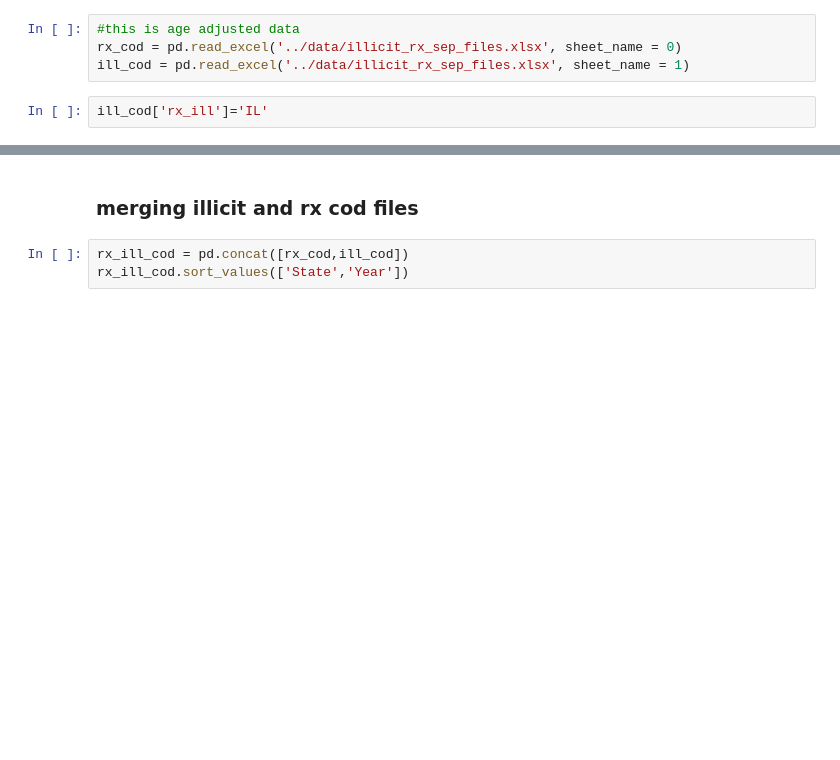
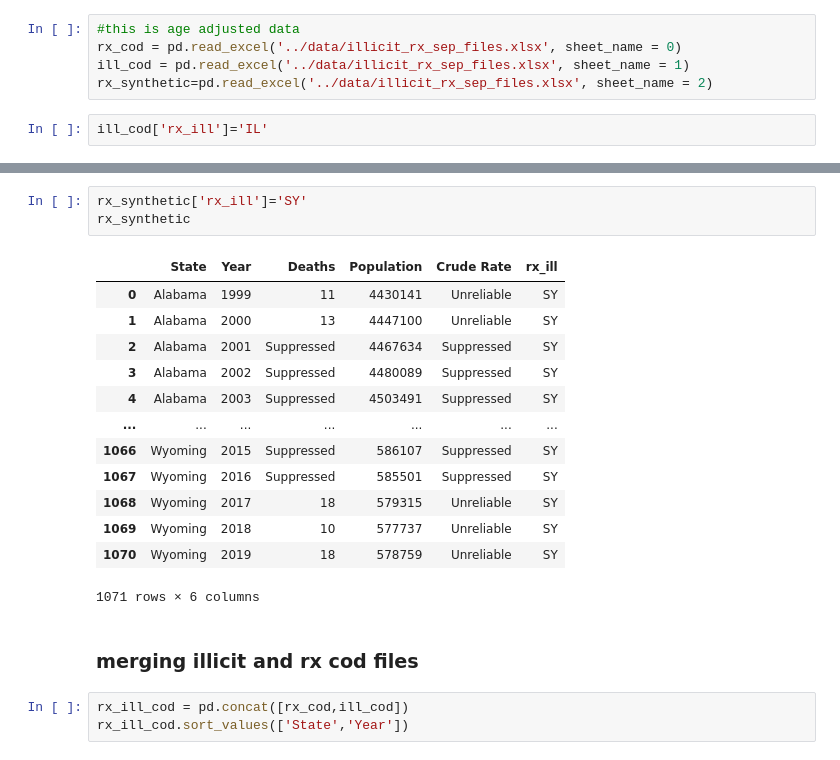
Before and after one commit to dhoza/opioids, a Jupyter notebook: Notebooks/Opioid_Use_and_Abuse.ipynb, the cells around one changed output, grey strips where cells are left out. Saved outputs shown, nothing was run; the diff lists cells and outputs as text; blank space fills up the shorter version.

```diff
--- a/Notebooks/Opioid_Use_and_Abuse.ipynb
+++ b/Notebooks/Opioid_Use_and_Abuse.ipynb
@@ -264,6 +178,7 @@ all_years_cod_df.to_csv("CAUSE_OF_DEATH1.csv")
 #this is age adjusted data
 rx_cod = pd.read_excel('../data/illicit_rx_sep_files.xlsx', sheet_name = 0)
 ill_cod = pd.read_excel('../data/illicit_rx_sep_files.xlsx', sheet_name = 1)
+rx_synthetic=pd.read_excel('../data/illicit_rx_sep_files.xlsx', sheet_name = 2)
 # %%
 ill_cod['rx_ill']='IL'
 # %%
@@ -302,3 +217,20 @@ rx_cod
+# %%
+rx_synthetic['rx_ill']='SY'
+rx_synthetic
+# %% [output]
+|  | State | Year | Deaths | Population | Crude Rate | rx_ill |
+| 0 | Alabama | 1999 | 11 | 4430141 | Unreliable | SY |
+| 1 | Alabama | 2000 | 13 | 4447100 | Unreliable | SY |
+| 2 | Alabama | 2001 | Suppressed | 4467634 | Suppressed | SY |
+| 3 | Alabama | 2002 | Suppressed | 4480089 | Suppressed | SY |
+| 4 | Alabama | 2003 | Suppressed | 4503491 | Suppressed | SY |
+| ... | ... | ... | ... | ... | ... | ... |
+| 1066 | Wyoming | 2015 | Suppressed | 586107 | Suppressed | SY |
+| 1067 | Wyoming | 2016 | Suppressed | 585501 | Suppressed | SY |
+| 1068 | Wyoming | 2017 | 18 | 579315 | Unreliable | SY |
+| 1069 | Wyoming | 2018 | 10 | 577737 | Unreliable | SY |
+| 1070 | Wyoming | 2019 | 18 | 578759 | Unreliable | SY |
+1071 rows × 6 columns
 # %% [markdown]
 ### merging illicit and rx cod files
 # %%
```
Also changed, not shown: parts of 19 cells of this notebook, 6 other files.
